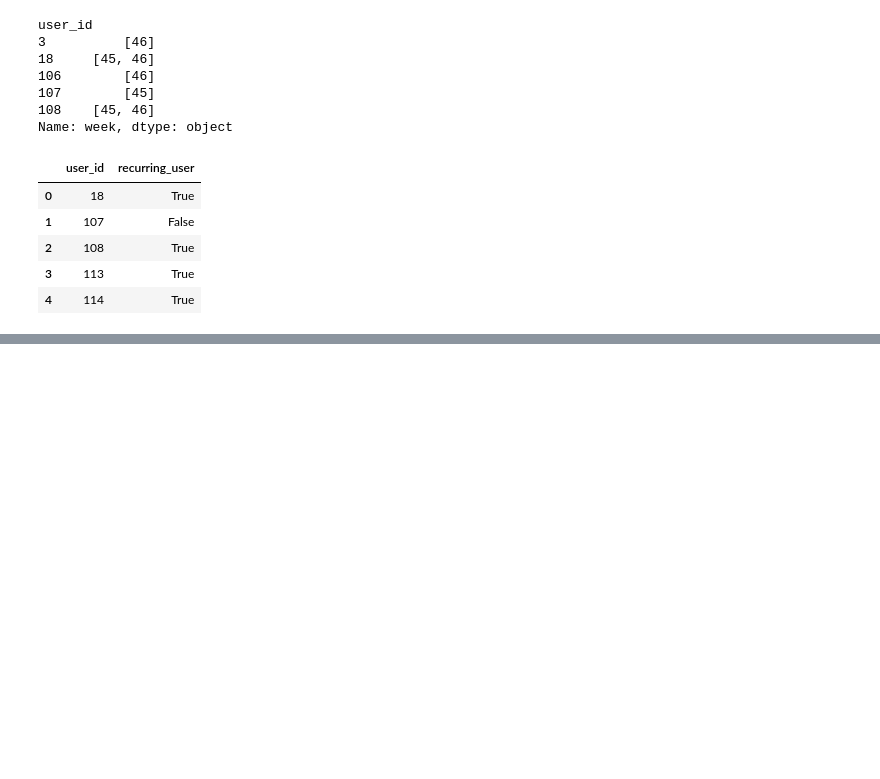
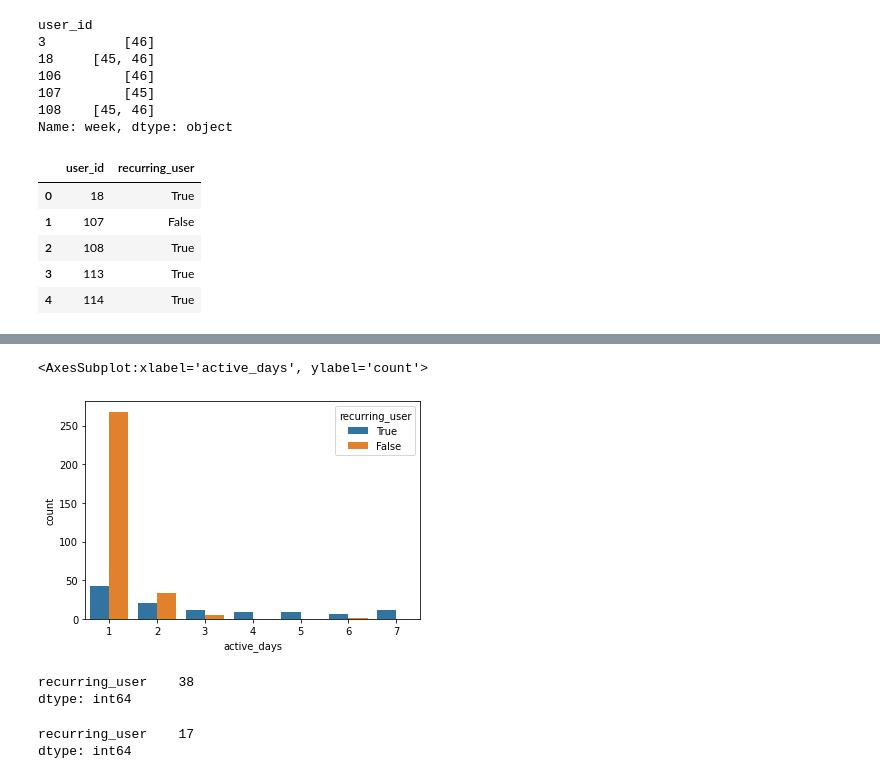
Before and after one commit to sabrinasartori/revyze-technical-case, a Jupyter notebook: notebooks/01-data_analysis.ipynb, the cells around one changed output, grey strips where cells are left out. Drawn from its saved outputs; the diff is of its cells as text; code cells hidden in the pictures; blank space fills up the shorter version.

```diff
--- a/notebooks/01-data_analysis.ipynb
+++ b/notebooks/01-data_analysis.ipynb
@@ -182,0 +300,42 @@ dtype: float64
+# %%
+sns.countplot(
+    data=X_df,
+    x='active_days',
+    hue='recurring_user',
+    hue_order=[True, False]
+)
+# %% [output]
+<AxesSubplot:xlabel='active_days', ylabel='count'>
+[figure, added]
+# %%
+# X_df[['recurring_user','active_days']]\
+#     [X_df['recurring_user']==True]\
+#     [X_df['active_days']>3]\
+#     .groupby('active_days')\
+#     .count()\
+#     .sum()
+X_df[['recurring_user','number_of_videos']]\
+[X_df['recurring_user']==True]\
+[X_df['number_of_videos']>35]\
+.groupby('number_of_videos')\
+.count()\
+.sum()
+# %% [output]
+recurring_user    38
+dtype: int64
+# %%
+# X_df[['recurring_user','active_days']]\
+#     [X_df['recurring_user']==False]\
+#     [X_df['active_days']>3]\
+#     .groupby('active_days')\
+#     .count()\
+#     .sum()
+X_df[['recurring_user','number_of_videos']]\
+[X_df['recurring_user']==False]\
+[X_df['number_of_videos']>35]\
+.groupby('number_of_videos')\
+.count()\
+.sum()
+# %% [output]
+recurring_user    17
+dtype: int64
```
Also changed, not shown: parts of 40 cells of this notebook.
